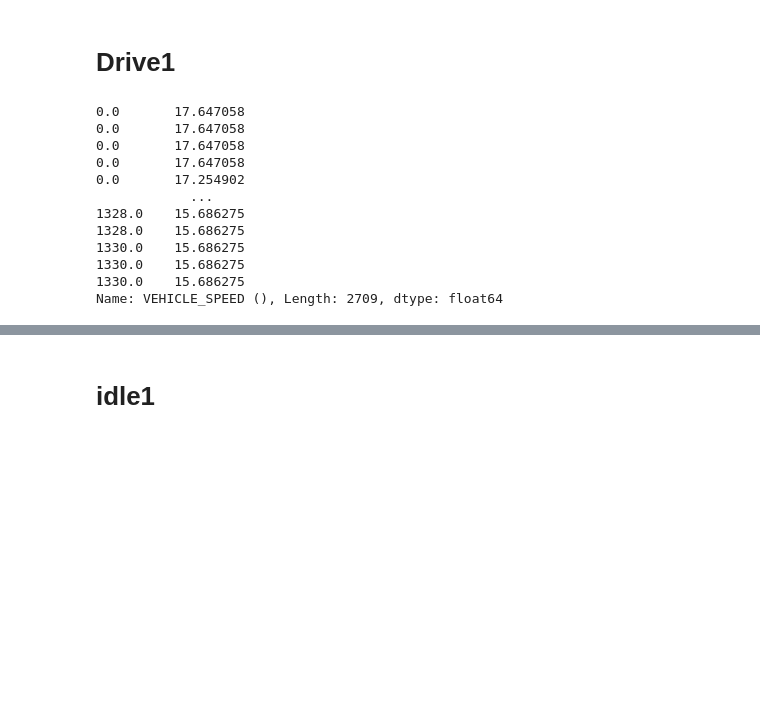
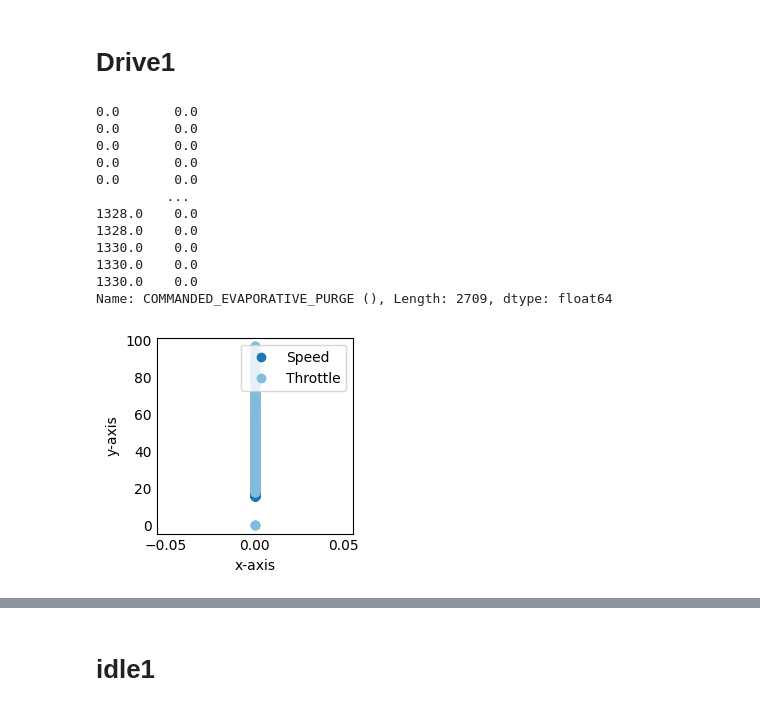
Before and after one commit to camila-duarte/verbrennungsmotoren, a Jupyter notebook: analyse/per_parameter.ipynb, the cells around one changed output, grey strips where cells are left out. Saved outputs shown, nothing was run; the diff lists cells and outputs as text; code cells hidden in the pictures; blank space fills up the shorter version.

```diff
--- a/analyse/per_parameter.ipynb
+++ b/analyse/per_parameter.ipynb
@@ -18,26 +32,35 @@ from scipy.constants import pi, g       #fundamental Constants
 # %% [markdown]
 # Drive1
-# %%
-path_data_drive1 = '/home/cami/Desktop/verbrennungsmotoren/data/drive1.csv'
-
-
-
-data_drive1 = pd.read_csv(path_data_drive1)
-
-
-speed_data = data_drive1['VEHICLE_SPEED ()']
-purge_data = data_drive1['COMMANDED_EVAPORATIVE_PURGE ()']
-print(speed_data)
-# %% [output]
-0.0       17.647058
-0.0       17.647058
-0.0       17.647058
-0.0       17.647058
-0.0       17.254902
-            ...
-1328.0    15.686275
-1328.0    15.686275
-1330.0    15.686275
-1330.0    15.686275
-1330.0    15.686275
-Name: VEHICLE_SPEED (), Length: 2709, dtype: float64
+# %%
+speed_data_drive1 = data_drive1['VEHICLE_SPEED ()']
+throttle_data_drive1 = data_drive1['THROTTLE ()']
+purge_data_drive1 = data_drive1['COMMANDED_EVAPORATIVE_PURGE ()']
+
+
+purge_drive1 = purge_data_drive1
+speed_drive1 = speed_data_drive1
+throttle_drive1 = throttle_data_drive1
+# %%
+plt.scatter(purge_drive1,speed_drive1, label='Speed')
+plt.scatter(purge_drive1, throttle_drive1, label='Throttle')
+
+
+print(data_drive1['COMMANDED_EVAPORATIVE_PURGE ()'])
+plt.xlabel('x-axis')
+plt.ylabel('y-axis')
+plt.legend()
+plt.show()
+# %% [output]
+0.0       0.0
+0.0       0.0
+0.0       0.0
+0.0       0.0
+0.0       0.0
+         ...
+1328.0    0.0
+1328.0    0.0
+1330.0    0.0
+1330.0    0.0
+1330.0    0.0
+Name: COMMANDED_EVAPORATIVE_PURGE (), Length: 2709, dtype: float64
+[figure, added]
```
Also changed, not shown: parts of 7 cells of this notebook, 1 other file.
